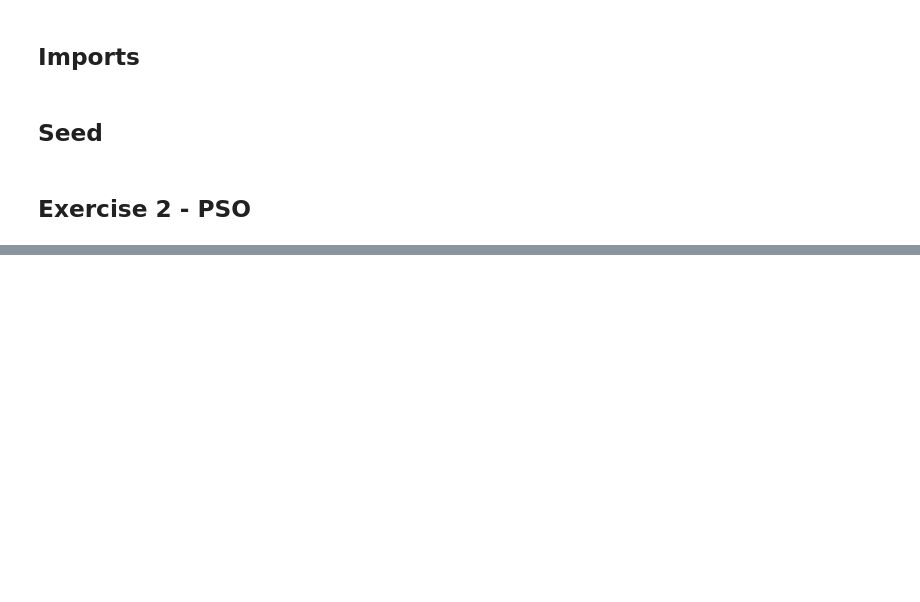
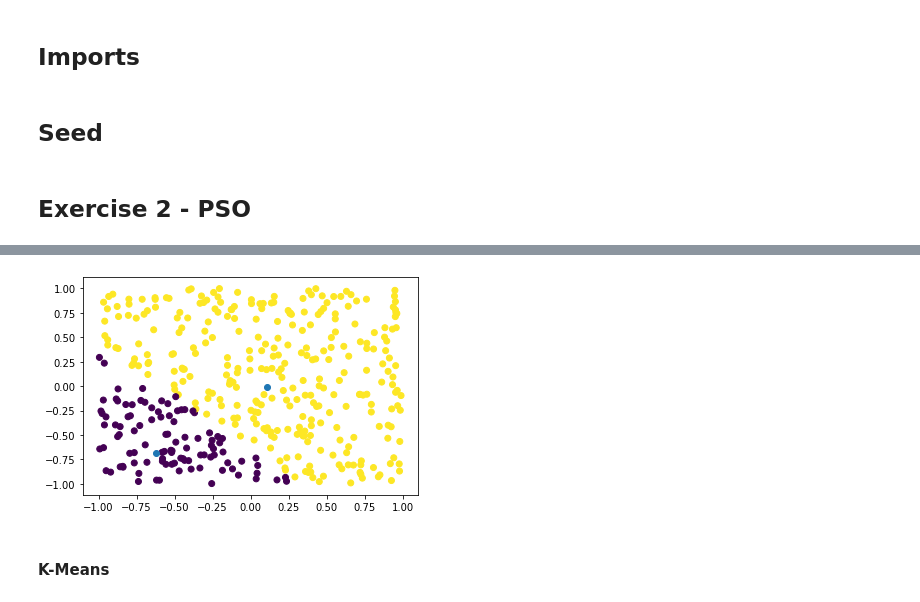
Before and after one commit to marlousnijman/natural_computing, a Jupyter notebook: Assignment 2/assignment2.ipynb, the cells around one changed output, grey strips where cells are left out. Drawn from its saved outputs; the diff is of its cells as text; code cells hidden in the pictures; blank space fills up the shorter version.

```diff
--- a/Assignment 2/assignment2.ipynb
+++ b/Assignment 2/assignment2.ipynb
@@ -72,0 +194,21 @@ plt.show()
+# %%
+error = []
+for i in range(30):
+    print(f"Iteration: {i}")
+    gbest_f, gbest_x = PSO(particles, data, Np, Nc, Nd, No)
+
+    clusters = np.zeros(No)
+    distances = np.zeros((No, Nc))
+
+    # Loop over all data points
+    for k in range(No):
+        # Compute distances to all clusters
+        distances[k] = [distance(data[k], m) for m in gbest_x]
+
+        # Assign closest cluster
+        clusters[k] = np.argmin(distances[k])
+
+    error.append(fitness(distances, clusters, Nc))
+
+print(np.mean(error))
+print(np.std(error))
@@ -72,0 +233,9 @@ plt.show()
+# %%
+plt.figure()
+plt.scatter(data[:, 0], data[:, 1], c=clusters)
+plt.scatter(gbest_x[:,0], gbest_x[:,1])
+plt.show()
+# %% [output]
+[figure, added]
+# %% [markdown]
+#### K-Means
```
Also changed, not shown: parts of 32 cells of this notebook.
